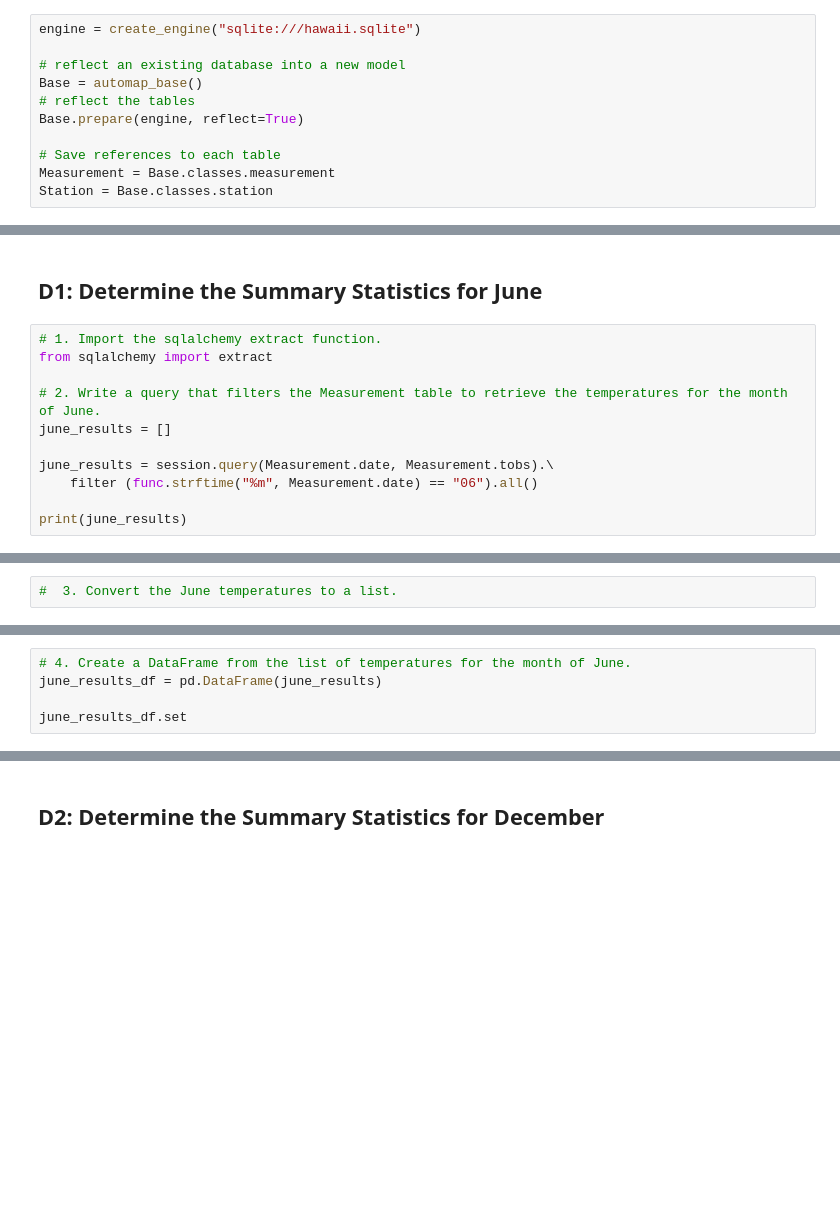
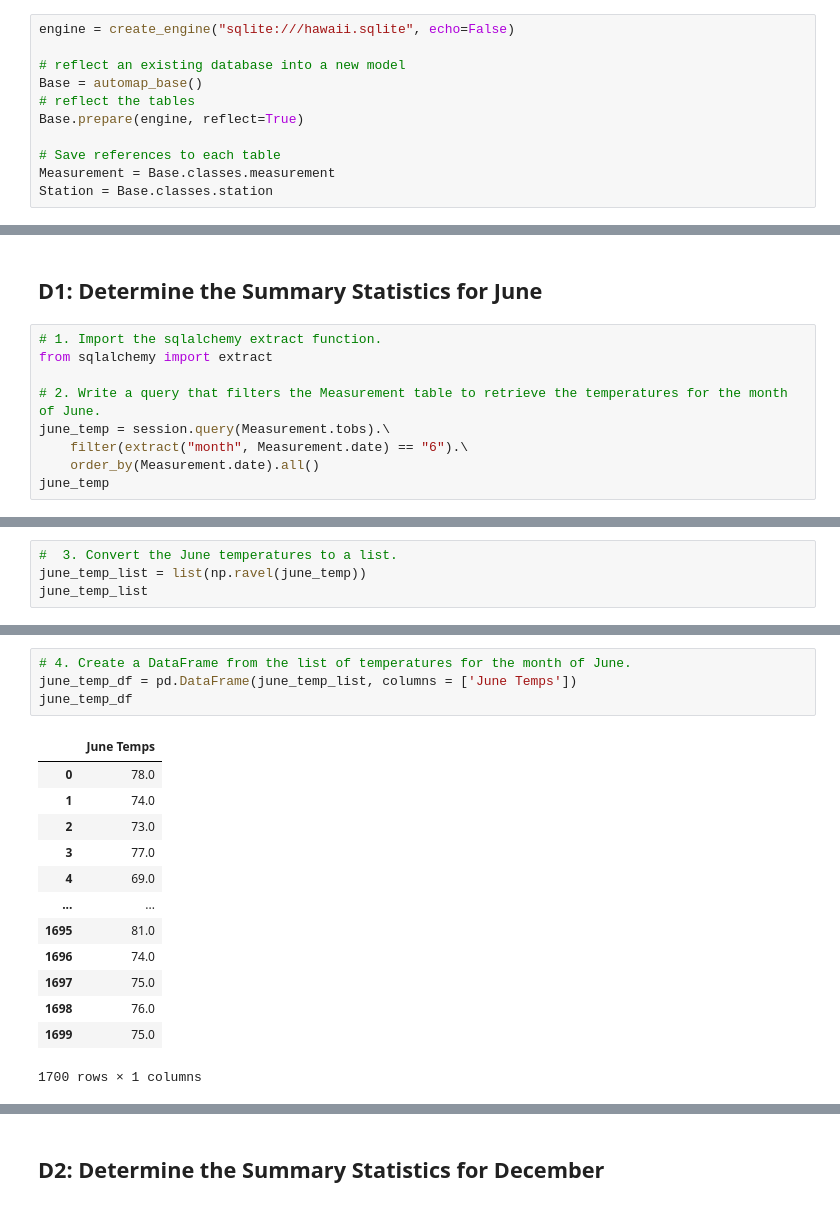
Before and after one commit to Adriangp27/Surfs_Up, a Jupyter notebook: SurfsUp_Challenge.ipynb, the cells around one changed output, grey strips where cells are left out. Drawn from its saved outputs; the diff is of its cells as text; blank space fills up the shorter version.

```diff
--- a/SurfsUp_Challenge.ipynb
+++ b/SurfsUp_Challenge.ipynb
@@ -10,5 +11,5 @@ from sqlalchemy import create_engine, func
 # %%
-engine = create_engine("sqlite:///hawaii.sqlite")
+engine = create_engine("sqlite:///hawaii.sqlite", echo=False)
 
 # reflect an existing database into a new model
 Base = automap_base()
@@ -28,10 +50,8 @@ session = Session(engine)
 from sqlalchemy import extract
 
 # 2. Write a query that filters the Measurement table to retrieve the temperatures for the month of June.
-june_results = []
-
-june_results = session.query(Measurement.date, Measurement.tobs).\
-    filter (func.strftime("%m", Measurement.date) == "06").all()
-
-print(june_results)
+june_temp = session.query(Measurement.tobs).\
+    filter(extract("month", Measurement.date) == "6").\
+    order_by(Measurement.date).all()
+june_temp
 # %% [output]
@@ -39,2 +75,4 @@ print(june_results)
 # %%
 #  3. Convert the June temperatures to a list.
+june_temp_list = list(np.ravel(june_temp))
+june_temp_list
@@ -41,7 +97,20 @@ print(june_results)
 # %%
 # 4. Create a DataFrame from the list of temperatures for the month of June.
-june_results_df = pd.DataFrame(june_results)
-
-june_results_df.set
+june_temp_df = pd.DataFrame(june_temp_list, columns = ['June Temps'])
+june_temp_df
+# %% [output]
+|  | June Temps |
+| 0 | 78.0 |
+| 1 | 74.0 |
+| 2 | 73.0 |
+| 3 | 77.0 |
+| 4 | 69.0 |
+| ... | ... |
+| 1695 | 81.0 |
+| 1696 | 74.0 |
+| 1697 | 75.0 |
+| 1698 | 76.0 |
+| 1699 | 75.0 |
+1700 rows × 1 columns
 # %%
 # 5. Calculate and print out the summary statistics for the June temperature DataFrame.
```
Also changed, not shown: parts of 10 cells of this notebook, 4 other files.
